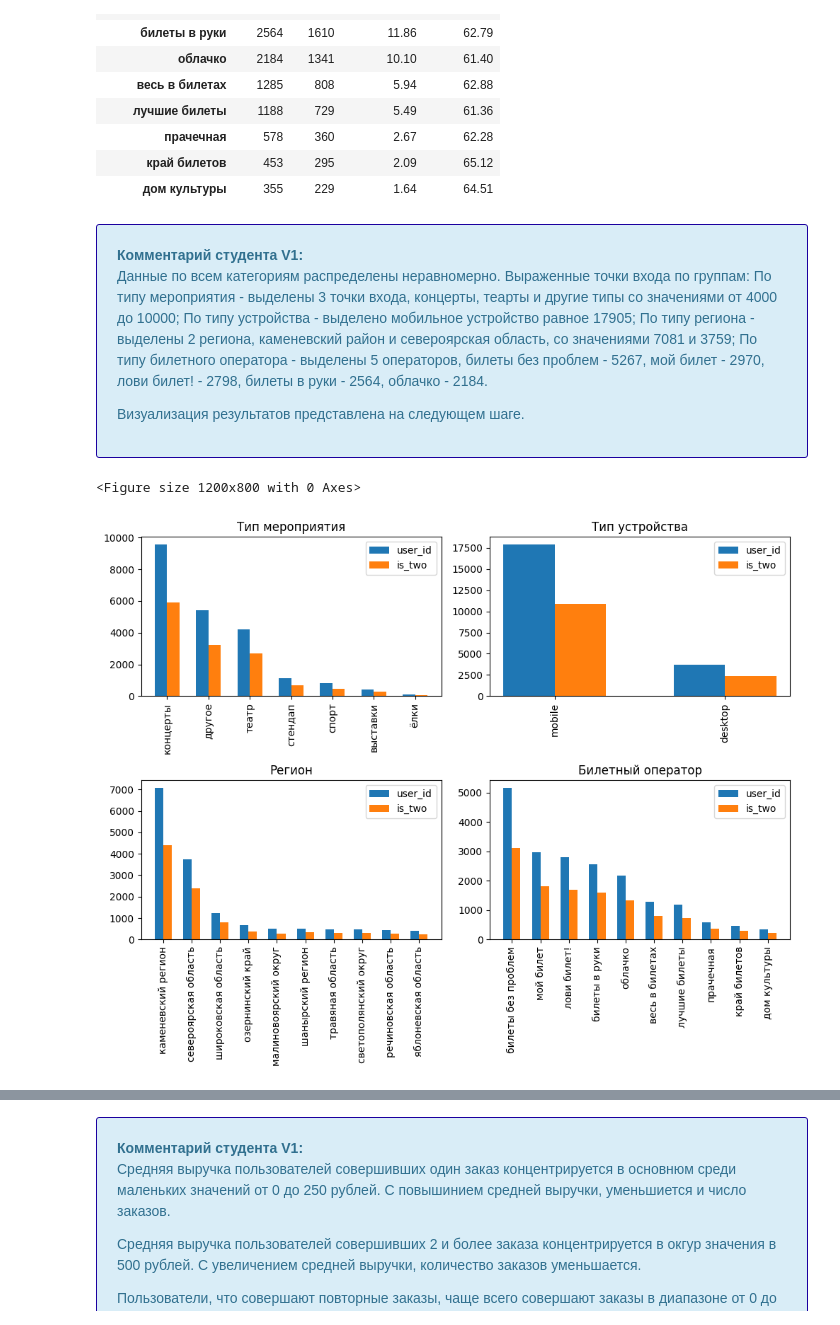
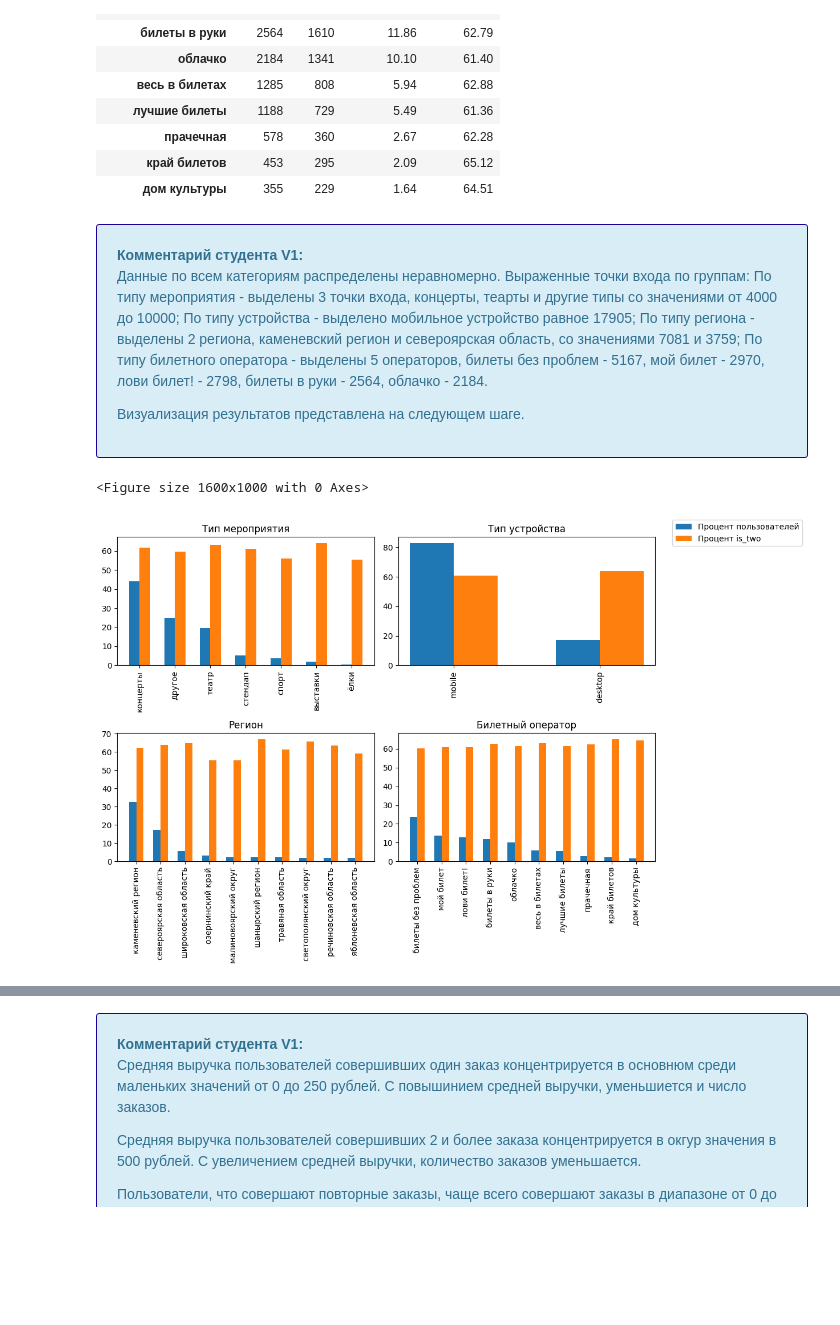
Before and after one commit to Alexandr-xab/AfishaProject, a Jupyter notebook: afisha.ipynb, the cells around one changed output, grey strips where cells are left out. Drawn from its saved outputs; the diff is of its cells as text; code cells hidden in the pictures; blank space fills up the shorter version.

```diff
--- a/afisha.ipynb
+++ b/afisha.ipynb
@@ -187,23 +241,3 @@ None
 <div class='alert alert-info' style='border: #1b009f solid 1px; padding: 20px'>
 <b>Комментарий студента V1:</b>
 <p>Выводы по данным таблицы final_tickets_tenge.csv - Датафрейм содержит 4 столбца и 357 строчек, занимает 11.3 килобайта памяти. Пропущенные значения, дубликаты отсутствую.</p>
-# %%
-# 2 Предобработка данных
-## 2.1 Преведение выручки к единой валюте - российскому рублю.
-df = pd.merge(df, tenge_df, how = 'left', left_on = 'order_dt', right_on = 'data')
-df.drop(['data', 'nominal', 'cdx'], axis = 1, inplace = True)
-
-## Функция конвертации значений.
-def convert_tickets(item):
-    try:
-        if item['currency_code'] == 'kzt':
-            item['revenue_rub'] = round(item['revenue'] * item['curs'] / 100, 2)
-            return item
-        else:
-            item['revenue_rub'] = item['revenue']
-            return item
-    except: return item
-
-df = df.apply(convert_tickets, axis = 1)
-
-display(df[(df['currency_code'] == 'kzt')].sample(5))  ## Тестовый вывод полей с казахской валютой.
@@ -216,0 +244,11 @@ display(df[(df['currency_code'] == 'kzt')].sample(5))  ## Тестовый вы
+# %%
+# 2 Предобработка данных
+## 2.1 Преведение выручки к единой валюте - российскому рублю.
+rate_map = tenge_df.set_index('data')['curs']
+df['rate'] = df['order_dt'].map(rate_map)
+df['revenue_rub'] = df['revenue']
+mask = df['currency_code'] == 'kzt'
+
+df.loc[mask, 'revenue_rub'] = df['revenue'] * df['rate'] / 100
+
+display(df[mask].sample(5))
@@ -242,7 +287,9 @@ for item in ['revenue', 'revenue_rub']:
 ## Проеврка уникальных значений в столбцах.
 for item in ['device_type_canonical', 'currency_code', 'service_name', 'event_type_main', 'region_name', 'city_name']: display(df[item].unique())
 
-df = df.drop_duplicates(subset=None, keep='first', inplace = False)
+print("Количество полностью дублирующихся строк: ", df.duplicated().sum())
+print("Количество дубликатов в поле user_id: ", df['order_id'].duplicated().sum())
+print("Количество уникальных значений по полю user_id: ", len(df['order_id'].unique()))
 # %% [output]
 ['mobile', 'desktop']
 Categories (2, object): ['desktop', 'mobile']
@@ -647,44 +707,44 @@ for _df in df_arr:
 # %% [markdown]
 <div class='alert alert-info' style='border: #1b009f solid 1px; padding: 20px'>
 <b>Комментарий студента V1:</b>
-<p>Данные по всем категориям распределены неравномерно. Выраженные точки входа по группам: По типу мероприятия - выделены 3 точки входа, концерты, теарты и другие типы со значениями от 4000 до 10000; По типу устройства - выделено мобильное устройство равное 17905; По типу региона - выделены 2 региона, каменевский район и североярская область, со значениями 7081 и 3759; По типу билетного оператора - выделены 5 операторов, билеты без проблем - 5267, мой билет - 2970, лови билет! - 2798, билеты в руки - 2564, облачко - 2184.</p>
+<p>Данные по всем категориям распределены неравномерно. Выраженные точки входа по группам: По типу мероприятия - выделены 3 точки входа, концерты, теарты и другие типы со значениями от 4000 до 10000; По типу устройства - выделено мобильное устройство равное 17905; По типу региона - выделены 2 региона, каменевский регион и североярская область, со значениями 7081 и 3759; По типу билетного оператора - выделены 5 операторов, билеты без проблем - 5167, мой билет - 2970, лови билет! - 2798, билеты в руки - 2564, облачко - 2184.</p>
 <p>Визуализация результатов представлена на следующем шаге.</p>
 # %%
 ## 4.1 Исследование признаков первого заказа и их связи с возвращением на платформу
 ### 4.1.2 Анализ возврата пользователей
 
-plt.figure(figsize=[12, 8])
+plt.figure(figsize=[16, 10])
 
 width = 0.3
 fig, axs = plt.subplots(2, 2, figsize = (10, 8))
 
 for i, _df_temp in enumerate(df_arr):
     x_c = 0 if i <= 1 else 1
     y_c = i % 2
 
     df_temp_p = _df_temp.iloc[:10].copy()
     _index = df_temp_p.index.to_list()[:10]
 
     x = np.arange(len(_index))
-    rects1 = axs[x_c, y_c].bar(x - width/2, df_temp_p['user_id'], width, label = 'user_id')
-    rects2 = axs[x_c, y_c].bar(x + width/2, df_temp_p['is_two'], width, label = 'is_two')
+    rects1 = axs[x_c, y_c].bar(x - width/2, df_temp_p['per_user_id'], width, label = 'Процент пользователей')
+    rects2 = axs[x_c, y_c].bar(x + width/2, df_temp_p['per_is_two'], width, label = 'Процент is_two')
 
     axs[x_c, y_c].set_xticks(x)
     axs[x_c, y_c].set_xticklabels(_index)
 
 
 for ax, title_name in zip(fig.axes, ['Тип мероприятия', 'Тип устройства', 'Регион', 'Билетный оператор']):
     matplotlib.pyplot.sca(ax)
     plt.xticks(rotation = 90)
-    plt.legend()
+#     plt.legend()
     ax.set_title(title_name)
 
-
+fig.legend(['Процент пользователей', 'Процент is_two'], bbox_to_anchor=(1.25, 1))
 plt.tight_layout()
 plt.show()
 # %% [output]
-<Figure size 1200x800 with 0 Axes>
+<Figure size 1600x1000 with 0 Axes>
-[figure, old version]
+[figure, new version]
 # %% [markdown]
 <div class='alert alert-info' style='border: #1b009f solid 1px; padding: 20px'>
 <b>Комментарий студента V1:</b>
```
Also changed, not shown: parts of 24 cells of this notebook, 4 other files.
